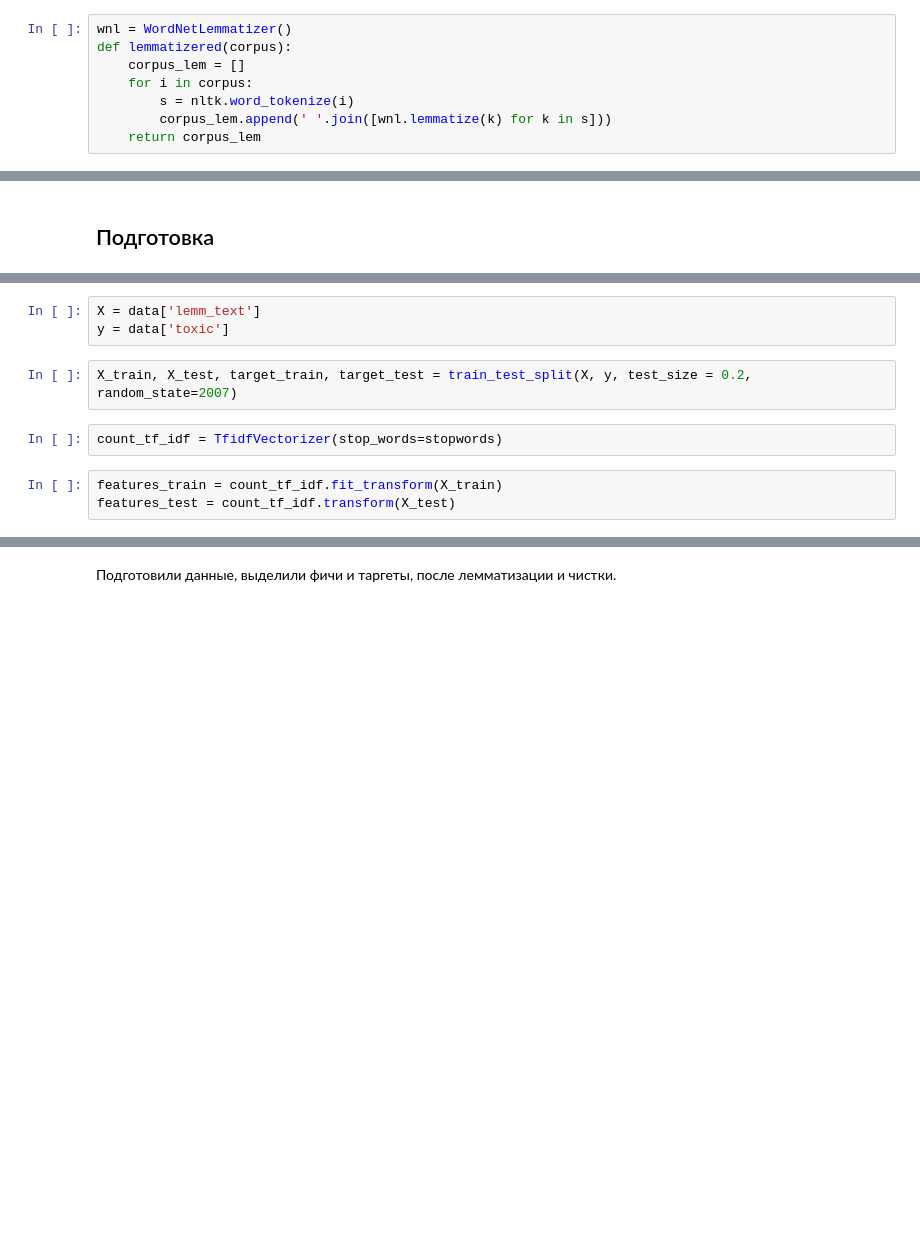
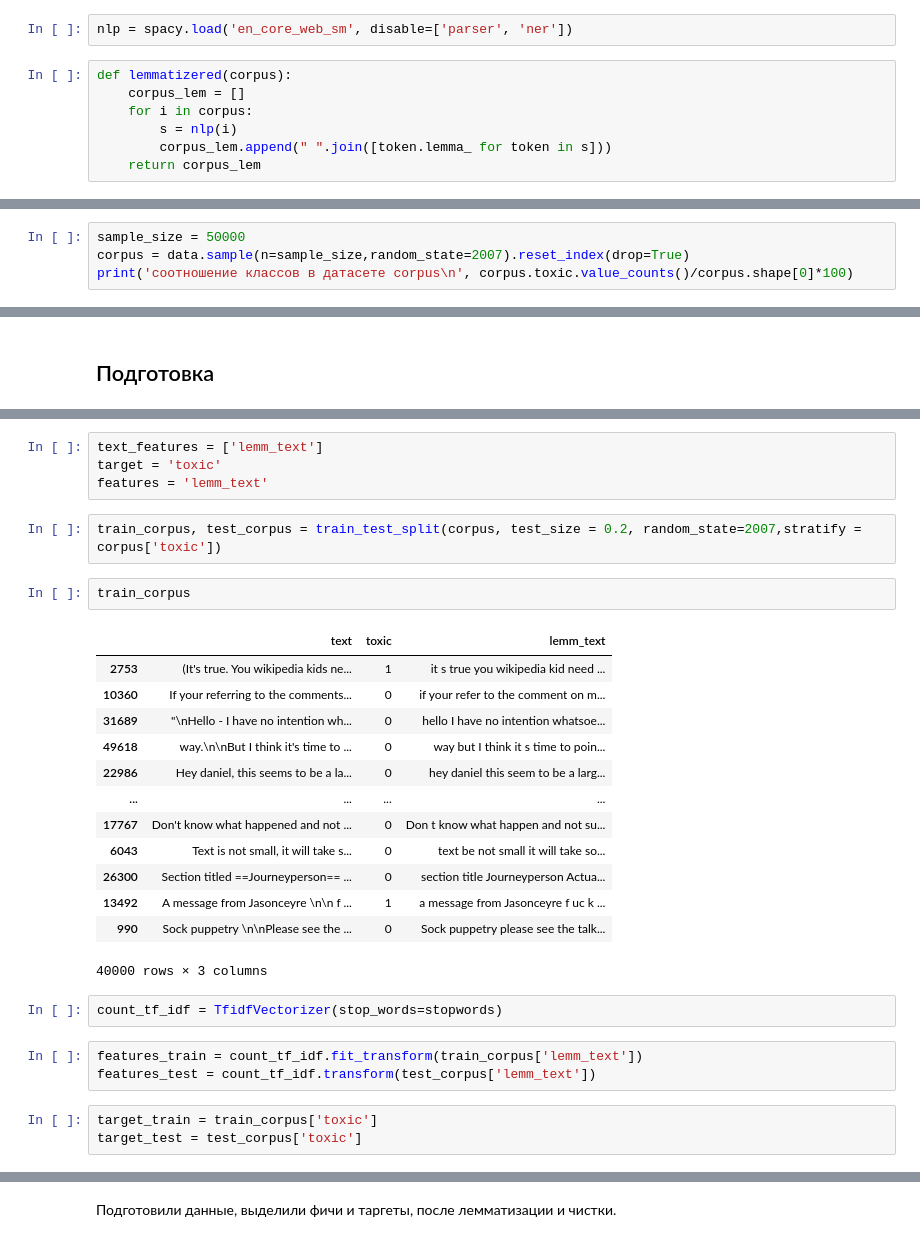
Before and after one commit to S1udent/yandex-practicum, a Jupyter notebook: 13-Обучение модели классификации комментариев/Обучение модели классификации комментариев.ipynb, the cells around one changed output, grey strips where cells are left out. Saved outputs shown, nothing was run; the diff lists cells and outputs as text; blank space fills up the shorter version.

```diff
--- a/13-Обучение модели классификации комментариев/Обучение модели классификации комментариев.ipynb
+++ b/13-Обучение модели классификации комментариев/Обучение модели классификации комментариев.ipynb
@@ -83,13 +125,14 @@ s = r'[^a-zA-Z0-9]'
 for i in corp:
     cleared = re.sub(s, " ", i)
     corpus.append(" ". join(cleared.split()))
+# %%
+nlp = spacy.load('en_core_web_sm', disable=['parser', 'ner'])
 # %%
-wnl = WordNetLemmatizer()
 def lemmatizered(corpus):
     corpus_lem = []
     for i in corpus:
-        s = nltk.word_tokenize(i)
-        corpus_lem.append(' '.join([wnl.lemmatize(k) for k in s]))
+        s = nlp(i)
+        corpus_lem.append(" ".join([token.lemma_ for token in s]))
     return corpus_lem
 # %%
 data['lemm_text']  = lemmatizered(corpus)
@@ -104,0 +139,4 @@ data.head()
+# %%
+sample_size = 50000
+corpus = data.sample(n=sample_size,random_state=2007).reset_index(drop=True)
+print('соотношение классов в датасете corpus\n', corpus.toxic.value_counts()/corpus.shape[0]*100)
@@ -114,14 +172,34 @@ stopwords = set(nltk_stopwords.words('english'))
 [nltk_data]   Package stopwords is already up-to-date!
-# %%
-X = data['lemm_text']
-y = data['toxic']
+# %%
+text_features = ['lemm_text']
+target = 'toxic'
+features = 'lemm_text'
 # %%
-X_train, X_test, target_train, target_test = train_test_split(X, y, test_size = 0.2, random_state=2007)
+train_corpus, test_corpus = train_test_split(corpus, test_size = 0.2, random_state=2007,stratify = corpus['toxic'])
+# %%
+train_corpus
+# %% [output]
+|  | text | toxic | lemm_text |
+| 2753 | (It's true. You wikipedia kids ne... | 1 | it s true you wikipedia kid need ... |
+| 10360 | If your referring to the comments... | 0 | if your refer to the comment on m... |
+| 31689 | "\nHello - I have no intention wh... | 0 | hello I have no intention whatsoe... |
+| 49618 | way.\n\nBut I think it's time to ... | 0 | way but I think it s time to poin... |
+| 22986 | Hey daniel, this seems to be a la... | 0 | hey daniel this seem to be a larg... |
+| ... | ... | ... | ... |
+| 17767 | Don't know what happened and not ... | 0 | Don t know what happen and not su... |
+| 6043 | Text is not small, it will take s... | 0 | text be not small it will take so... |
+| 26300 | Section titled ==Journeyperson== ... | 0 | section title Journeyperson Actua... |
+| 13492 | A message from Jasonceyre \n\n f ... | 1 | a message from Jasonceyre f uc k ... |
+| 990 | Sock puppetry \n\nPlease see the ... | 0 | Sock puppetry please see the talk... |
+40000 rows × 3 columns
 # %%
 count_tf_idf = TfidfVectorizer(stop_words=stopwords)
 # %%
-features_train = count_tf_idf.fit_transform(X_train)
-features_test = count_tf_idf.transform(X_test)
+features_train = count_tf_idf.fit_transform(train_corpus['lemm_text'])
+features_test = count_tf_idf.transform(test_corpus['lemm_text'])
+# %%
+target_train = train_corpus['toxic']
+target_test = test_corpus['toxic']
 # %%
 print(features_train.shape)
 print(features_test.shape)
```
Also changed, not shown: parts of 32 cells of this notebook.
